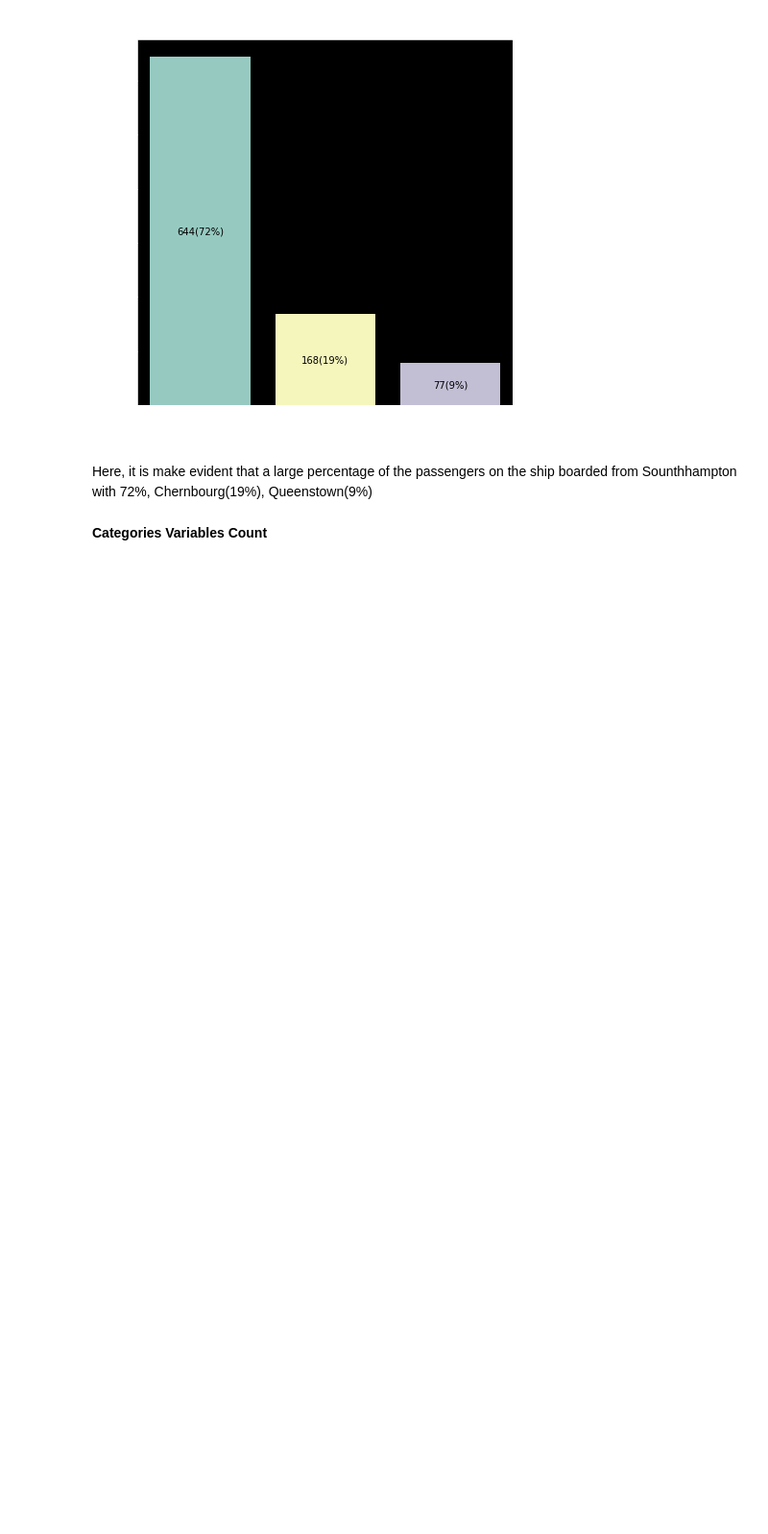
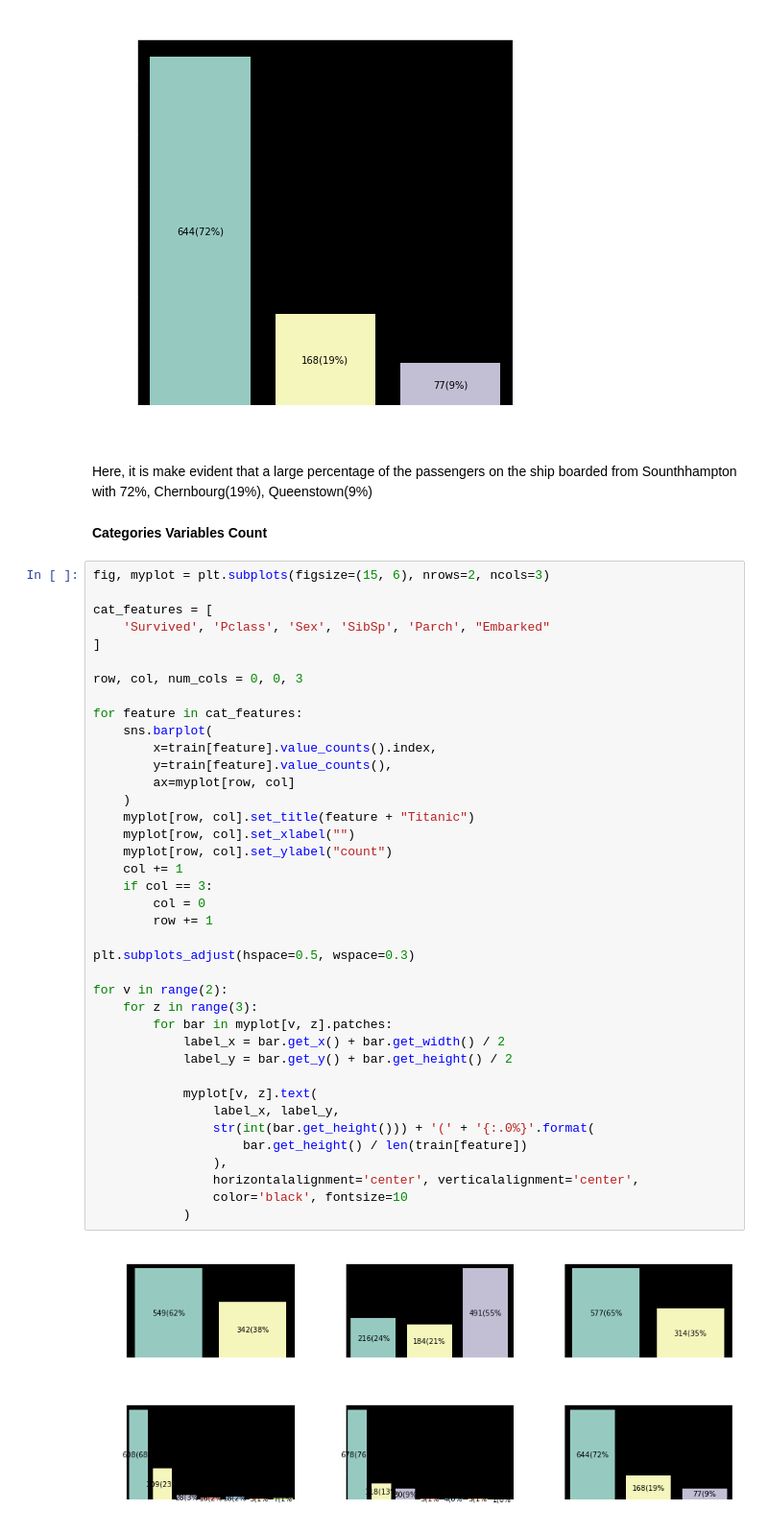
Before and after one commit to XVI-IX/titanic, a Jupyter notebook: titanic.ipynb, the cells around one changed output. Shown at 96% size. Drawn from its saved outputs; the diff is of its cells as text; blank space fills up the shorter version.

```diff
--- a/titanic.ipynb
+++ b/titanic.ipynb
@@ -206,3 +206,44 @@ Text(0.5, 0, 'Cities')
 Here, it is make evident that a large percentage of the passengers on the ship boarded from Sounthhampton with 72%, Chernbourg(19%), Queenstown(9%)
 # %% [markdown]
 **Categories Variables Count**
+# %%
+fig, myplot = plt.subplots(figsize=(15, 6), nrows=2, ncols=3)
+
+cat_features = [
+    'Survived', 'Pclass', 'Sex', 'SibSp', 'Parch', "Embarked"
+]
+
+row, col, num_cols = 0, 0, 3
+
+for feature in cat_features:
+    sns.barplot(
+        x=train[feature].value_counts().index,
+        y=train[feature].value_counts(),
+        ax=myplot[row, col]
+    )
+    myplot[row, col].set_title(feature + "Titanic")
+    myplot[row, col].set_xlabel("")
+    myplot[row, col].set_ylabel("count")
+    col += 1
+    if col == 3:
+        col = 0
+        row += 1
+
+plt.subplots_adjust(hspace=0.5, wspace=0.3)
+
+for v in range(2):
+    for z in range(3):
+        for bar in myplot[v, z].patches:
+            label_x = bar.get_x() + bar.get_width() / 2
+            label_y = bar.get_y() + bar.get_height() / 2
+
+            myplot[v, z].text(
+                label_x, label_y,
+                str(int(bar.get_height())) + '(' + '{:.0%}'.format(
+                    bar.get_height() / len(train[feature])
+                ),
+                horizontalalignment='center', verticalalignment='center',
+                color='black', fontsize=10
+            )
+# %% [output]
+[figure, added]
```
Also changed, not shown: parts of 15 cells of this notebook.
